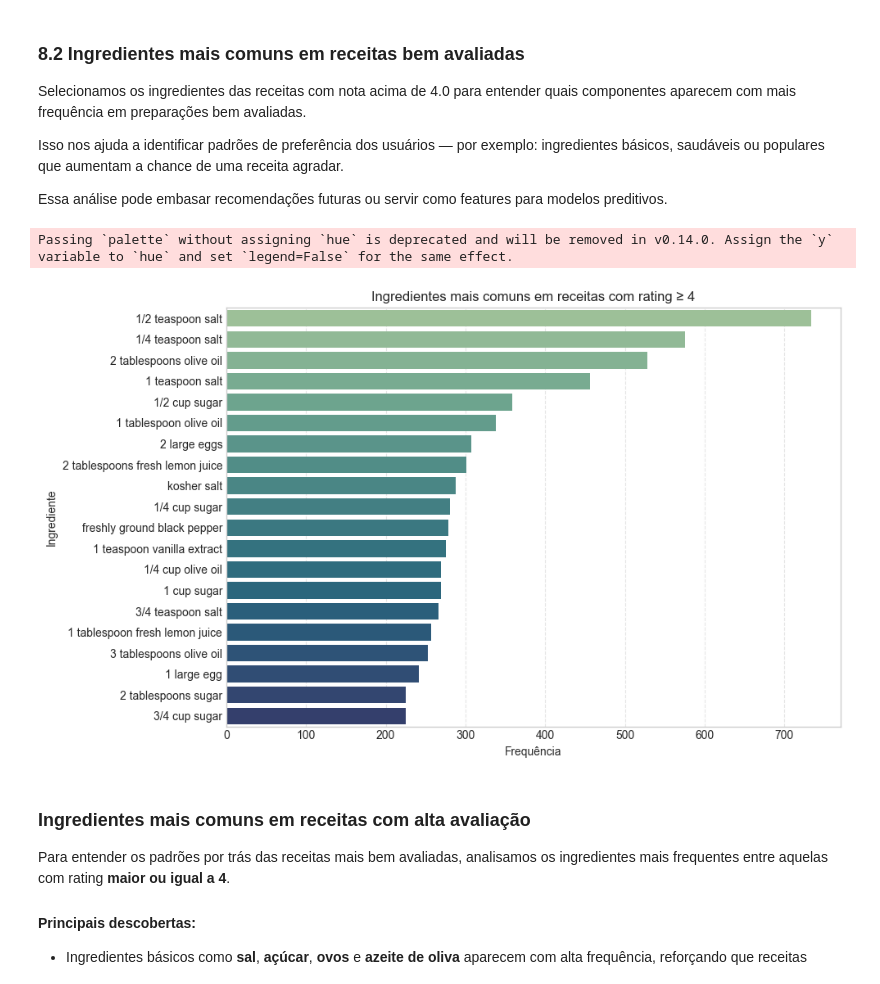
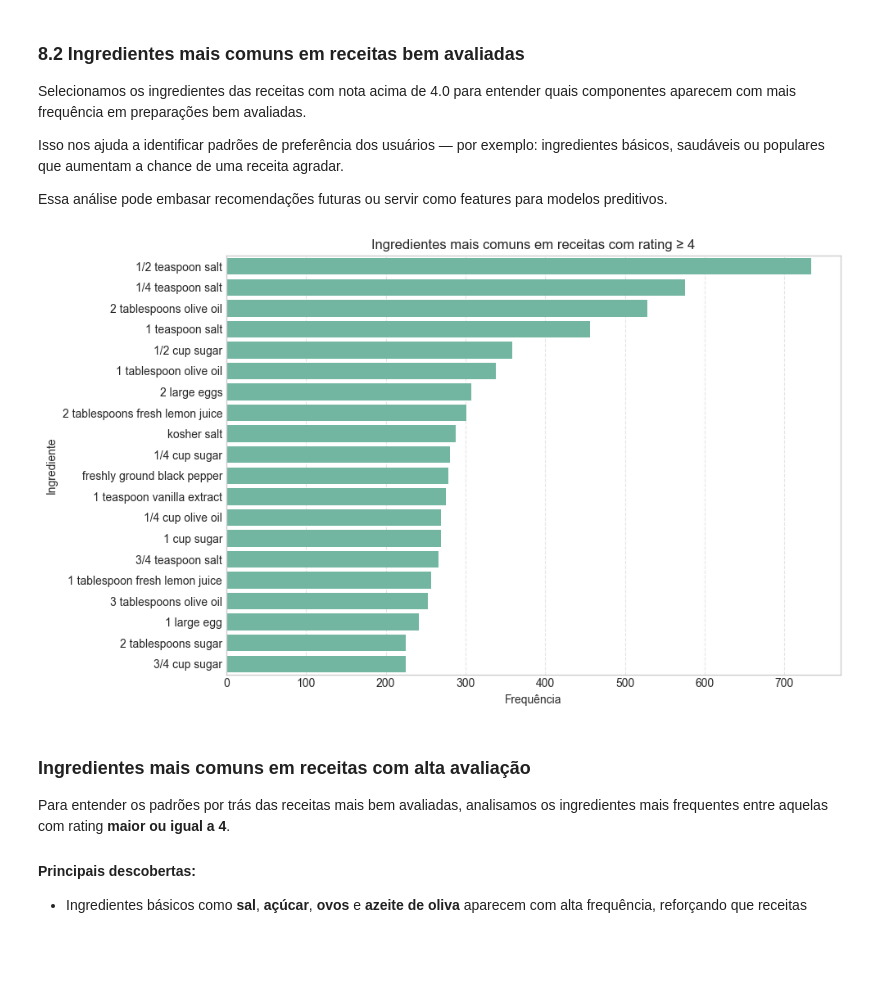
Before and after one commit to Thrcordeiro/data-science-case-study, a Jupyter notebook: notebooks/01_eda_receitas.ipynb, the cells around one changed output. Drawn from its saved outputs; the diff is of its cells as text; code cells hidden in the pictures; blank space fills up the shorter version.

```diff
--- a/notebooks/01_eda_receitas.ipynb
+++ b/notebooks/01_eda_receitas.ipynb
@@ -460,16 +446,15 @@ ingredientes_comuns = contagem.most_common(20)  # top 20
 df_top_ingredientes = pd.DataFrame(ingredientes_comuns, columns=['ingrediente', 'frequencia'])
 # %%
 plt.figure(figsize=(10,6))
-sns.barplot(data=df_top_ingredientes, y='ingrediente', x='frequencia', palette='crest')
+sns.barplot(data=df_top_ingredientes, y='ingrediente', x='frequencia')
 plt.title('Ingredientes mais comuns em receitas com rating ≥ 4')
 plt.xlabel('Frequência')
 plt.ylabel('Ingrediente')
 plt.grid(axis='x', linestyle='--', alpha=0.5)
 plt.tight_layout()
 plt.show()
 # %% [output]
-Passing `palette` without assigning `hue` is deprecated and will be removed in v0.14.0. Assign the `y` variable to `hue` and set `legend=False` for the same effect.
-[figure, old version]
+[figure, new version]
 # %% [markdown]
 ### Ingredientes mais comuns em receitas com alta avaliação
 
```
Also changed, not shown: parts of 6 cells of this notebook, 1 other file.
